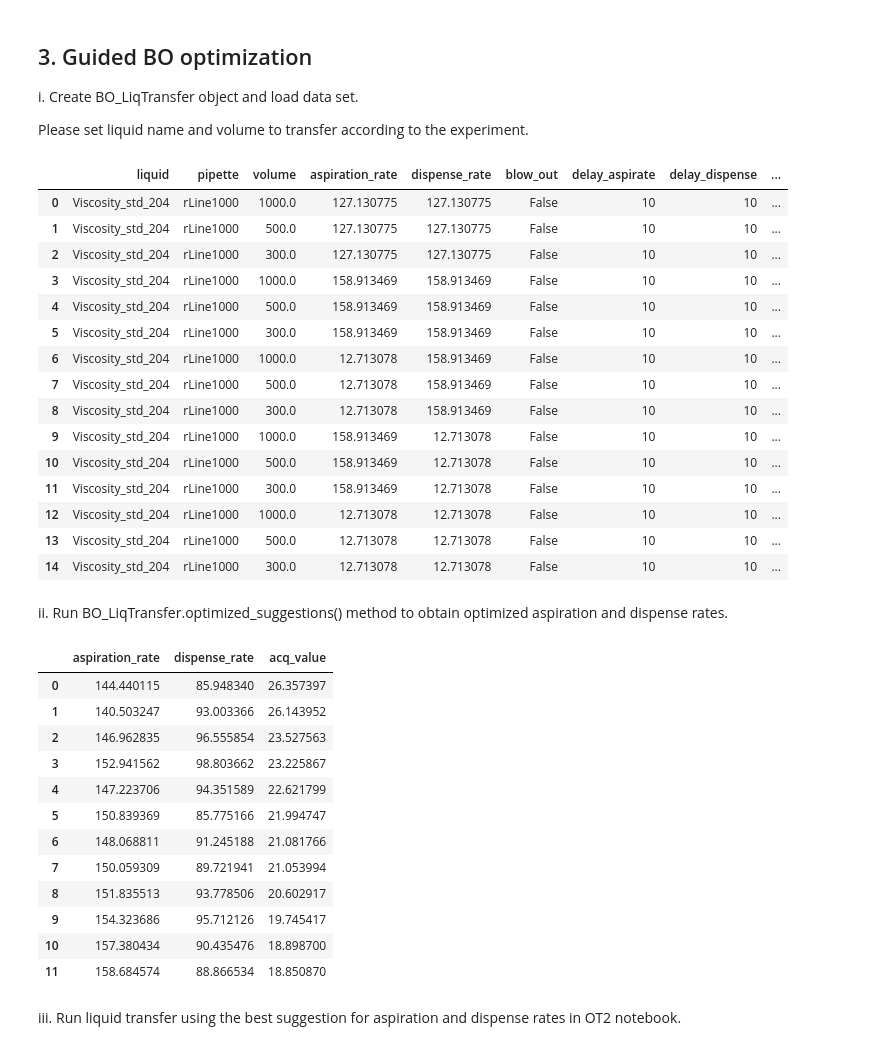
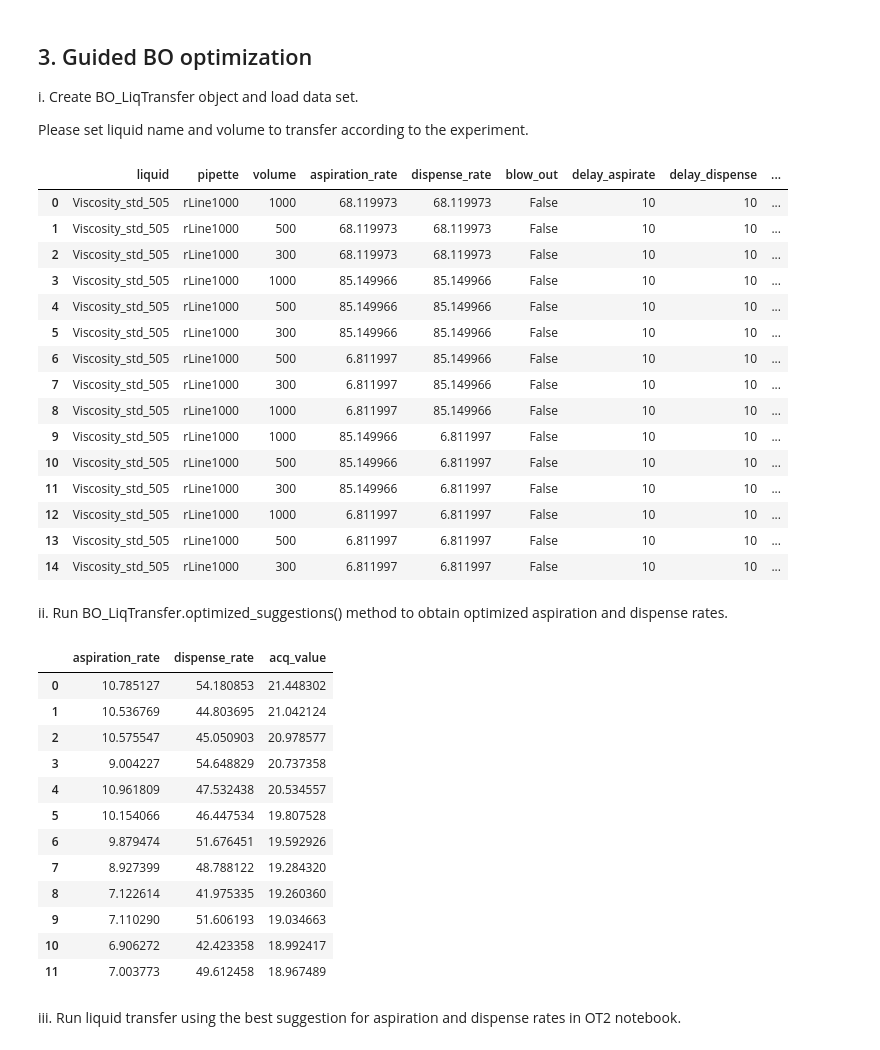
Before and after one commit to Quijanove/viscosity_liquid_transfer_Pablo, a Jupyter notebook: Sartorious_experiments/Code/BOTorch_optimization_individual_volume_Sartorious.ipynb, the cells around one changed output. Cells and saved outputs as stored; diff of their text form; code cells hidden in the pictures.

```diff
--- a/Sartorious_experiments/Code/BOTorch_optimization_individual_volume_Sartorious.ipynb
+++ b/Sartorious_experiments/Code/BOTorch_optimization_individual_volume_Sartorious.ipynb
@@ -289,31 +289,31 @@ i.   Create BO_LiqTransfer object and load data set.
 Please set liquid name and volume to transfer according to the experiment.
 # %%
 # Change according to experiment
-std = '204'
+std = '505'
 liquid_name = 'Viscosity_std_' + std
-density = 0.8639
+density = 0.8683
 # Do not change
 liq = BO_LiqTransfer(liquid_name)
 folder = (r"C:\Users\admin\Documents\GitHub\viscosity_liquid_transfer_Pablo\Sartorious_experiments\Initialisation_Data")
 liq.data_from_csv(folder+r'/'+'Initialisation_'+std+'.csv')
 liq._data
 # %% [output]
 |  | liquid | pipette | volume | aspiration_rate | dispense_rate | blow_out | delay_aspirate | delay_dispense | ... |
-| 0 | Viscosity_std_204 | rLine1000 | 1000.0 | 127.130775 | 127.130775 | False | 10 | 10 | ... |
-| 1 | Viscosity_std_204 | rLine1000 | 500.0 | 127.130775 | 127.130775 | False | 10 | 10 | ... |
-| 2 | Viscosity_std_204 | rLine1000 | 300.0 | 127.130775 | 127.130775 | False | 10 | 10 | ... |
-| 3 | Viscosity_std_204 | rLine1000 | 1000.0 | 158.913469 | 158.913469 | False | 10 | 10 | ... |
-| 4 | Viscosity_std_204 | rLine1000 | 500.0 | 158.913469 | 158.913469 | False | 10 | 10 | ... |
-| 5 | Viscosity_std_204 | rLine1000 | 300.0 | 158.913469 | 158.913469 | False | 10 | 10 | ... |
-| 6 | Viscosity_std_204 | rLine1000 | 1000.0 | 12.713078 | 158.913469 | False | 10 | 10 | ... |
-| 7 | Viscosity_std_204 | rLine1000 | 500.0 | 12.713078 | 158.913469 | False | 10 | 10 | ... |
-| 8 | Viscosity_std_204 | rLine1000 | 300.0 | 12.713078 | 158.913469 | False | 10 | 10 | ... |
-| 9 | Viscosity_std_204 | rLine1000 | 1000.0 | 158.913469 | 12.713078 | False | 10 | 10 | ... |
-| 10 | Viscosity_std_204 | rLine1000 | 500.0 | 158.913469 | 12.713078 | False | 10 | 10 | ... |
-| 11 | Viscosity_std_204 | rLine1000 | 300.0 | 158.913469 | 12.713078 | False | 10 | 10 | ... |
-| 12 | Viscosity_std_204 | rLine1000 | 1000.0 | 12.713078 | 12.713078 | False | 10 | 10 | ... |
-| 13 | Viscosity_std_204 | rLine1000 | 500.0 | 12.713078 | 12.713078 | False | 10 | 10 | ... |
-| 14 | Viscosity_std_204 | rLine1000 | 300.0 | 12.713078 | 12.713078 | False | 10 | 10 | ... |
+| 0 | Viscosity_std_505 | rLine1000 | 1000 | 68.119973 | 68.119973 | False | 10 | 10 | ... |
+| 1 | Viscosity_std_505 | rLine1000 | 500 | 68.119973 | 68.119973 | False | 10 | 10 | ... |
+| 2 | Viscosity_std_505 | rLine1000 | 300 | 68.119973 | 68.119973 | False | 10 | 10 | ... |
+| 3 | Viscosity_std_505 | rLine1000 | 1000 | 85.149966 | 85.149966 | False | 10 | 10 | ... |
+| 4 | Viscosity_std_505 | rLine1000 | 500 | 85.149966 | 85.149966 | False | 10 | 10 | ... |
+| 5 | Viscosity_std_505 | rLine1000 | 300 | 85.149966 | 85.149966 | False | 10 | 10 | ... |
+| 6 | Viscosity_std_505 | rLine1000 | 500 | 6.811997 | 85.149966 | False | 10 | 10 | ... |
+| 7 | Viscosity_std_505 | rLine1000 | 300 | 6.811997 | 85.149966 | False | 10 | 10 | ... |
+| 8 | Viscosity_std_505 | rLine1000 | 1000 | 6.811997 | 85.149966 | False | 10 | 10 | ... |
+| 9 | Viscosity_std_505 | rLine1000 | 1000 | 85.149966 | 6.811997 | False | 10 | 10 | ... |
+| 10 | Viscosity_std_505 | rLine1000 | 500 | 85.149966 | 6.811997 | False | 10 | 10 | ... |
+| 11 | Viscosity_std_505 | rLine1000 | 300 | 85.149966 | 6.811997 | False | 10 | 10 | ... |
+| 12 | Viscosity_std_505 | rLine1000 | 1000 | 6.811997 | 6.811997 | False | 10 | 10 | ... |
+| 13 | Viscosity_std_505 | rLine1000 | 500 | 6.811997 | 6.811997 | False | 10 | 10 | ... |
+| 14 | Viscosity_std_505 | rLine1000 | 300 | 6.811997 | 6.811997 | False | 10 | 10 | ... |
 # %% [markdown]
 
 ii.   Run BO_LiqTransfer.optimized_suggestions() method to obtain optimized aspiration and dispense rates.
@@ -322,18 +322,18 @@ volume = 300
 liq.optimized_suggestions(volume)
 # %% [output]
 |  | aspiration_rate | dispense_rate | acq_value |
-| 0 | 144.440115 | 85.948340 | 26.357397 |
-| 1 | 140.503247 | 93.003366 | 26.143952 |
-| 2 | 146.962835 | 96.555854 | 23.527563 |
-| 3 | 152.941562 | 98.803662 | 23.225867 |
-| 4 | 147.223706 | 94.351589 | 22.621799 |
-| 5 | 150.839369 | 85.775166 | 21.994747 |
-| 6 | 148.068811 | 91.245188 | 21.081766 |
-| 7 | 150.059309 | 89.721941 | 21.053994 |
-| 8 | 151.835513 | 93.778506 | 20.602917 |
-| 9 | 154.323686 | 95.712126 | 19.745417 |
-| 10 | 157.380434 | 90.435476 | 18.898700 |
-| 11 | 158.684574 | 88.866534 | 18.850870 |
+| 0 | 10.785127 | 54.180853 | 21.448302 |
+| 1 | 10.536769 | 44.803695 | 21.042124 |
+| 2 | 10.575547 | 45.050903 | 20.978577 |
+| 3 | 9.004227 | 54.648829 | 20.737358 |
+| 4 | 10.961809 | 47.532438 | 20.534557 |
+| 5 | 10.154066 | 46.447534 | 19.807528 |
+| 6 | 9.879474 | 51.676451 | 19.592926 |
+| 7 | 8.927399 | 48.788122 | 19.284320 |
+| 8 | 7.122614 | 41.975335 | 19.260360 |
+| 9 | 7.110290 | 51.606193 | 19.034663 |
+| 10 | 6.906272 | 42.423358 | 18.992417 |
+| 11 | 7.003773 | 49.612458 | 18.967489 |
 # %%
 liquids_dict = {
   liquid_name :{
```
Also changed, not shown: parts of 10 cells of this notebook, 1 other file.
